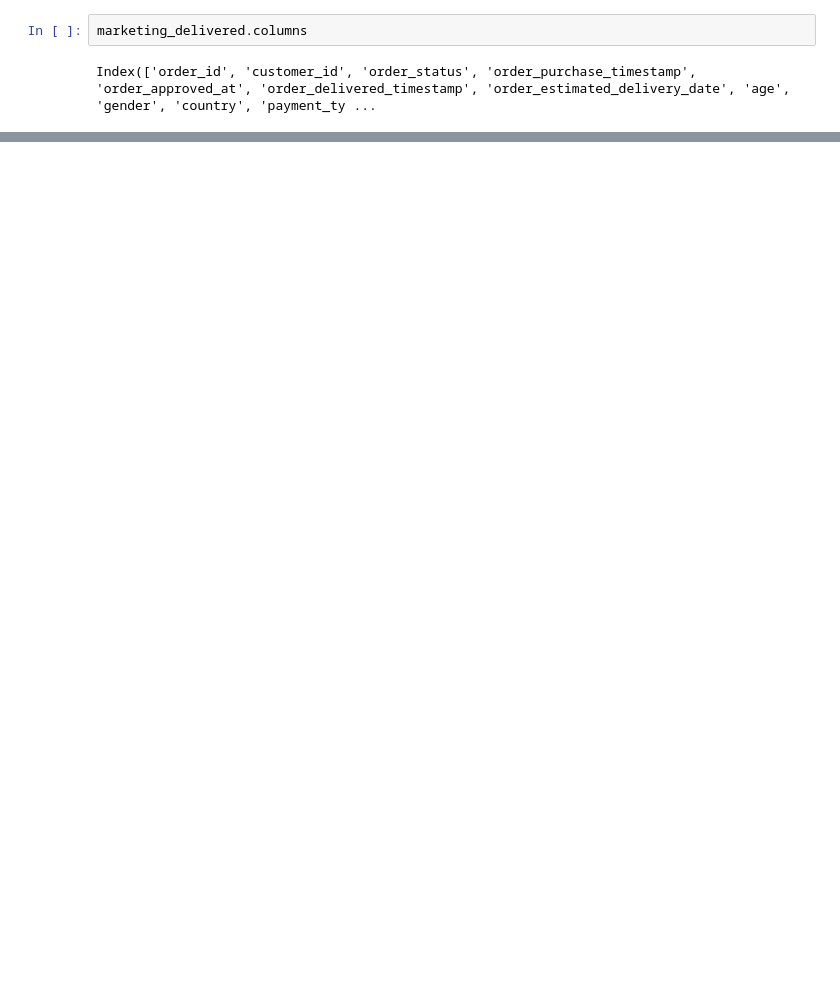
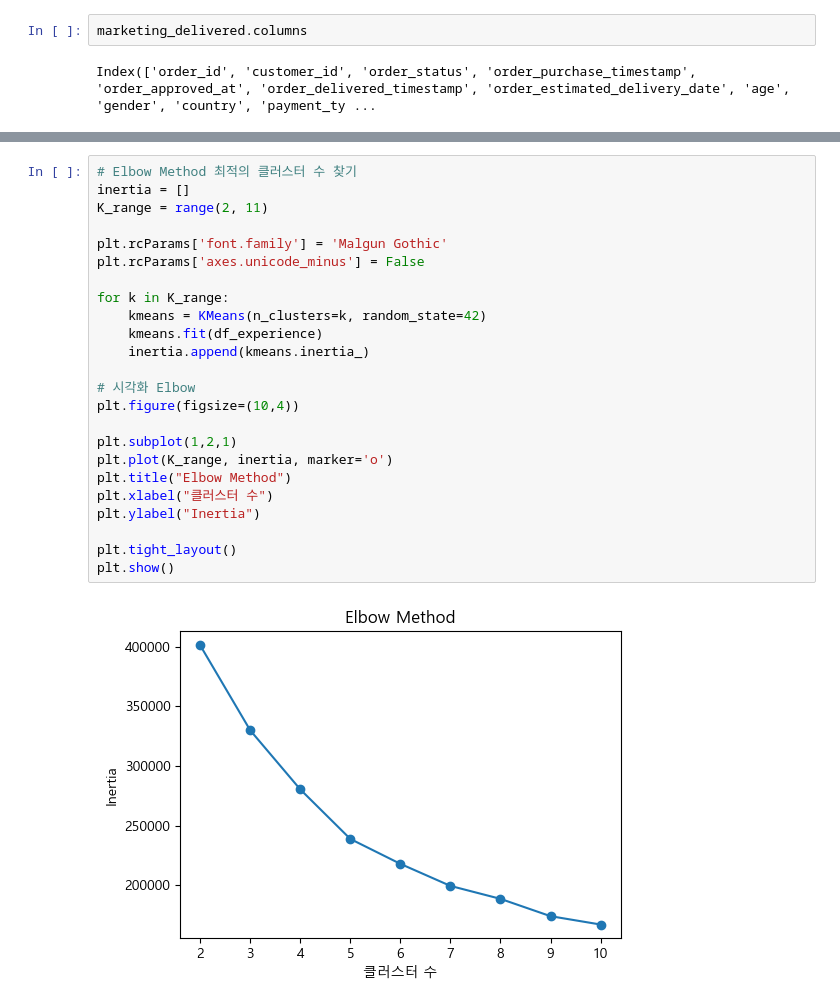
Before and after one commit to sasangkyoo/Marketing_proj, a Jupyter notebook: EDA_12_market.ipynb, the cells around one changed output, grey strips where cells are left out. Drawn from its saved outputs; the diff is of its cells as text; blank space fills up the shorter version.

```diff
--- a/EDA_12_market.ipynb
+++ b/EDA_12_market.ipynb
@@ -382,0 +540,26 @@ Index(['order_id', 'customer_id', 'order_status', 'order_purchase_timestamp', 'o
+# %%
+# Elbow Method 최적의 클러스터 수 찾기
+inertia = []
+K_range = range(2, 11)
+
+plt.rcParams['font.family'] = 'Malgun Gothic'
+plt.rcParams['axes.unicode_minus'] = False
+
+for k in K_range:
+    kmeans = KMeans(n_clusters=k, random_state=42)
+    kmeans.fit(df_experience)
+    inertia.append(kmeans.inertia_)
+
+# 시각화 Elbow
+plt.figure(figsize=(10,4))
+
+plt.subplot(1,2,1)
+plt.plot(K_range, inertia, marker='o')
+plt.title("Elbow Method")
+plt.xlabel("클러스터 수")
+plt.ylabel("Inertia")
+
+plt.tight_layout()
+plt.show()
+# %% [output]
+[figure, added]
```
Also changed, not shown: parts of 26 cells of this notebook.
